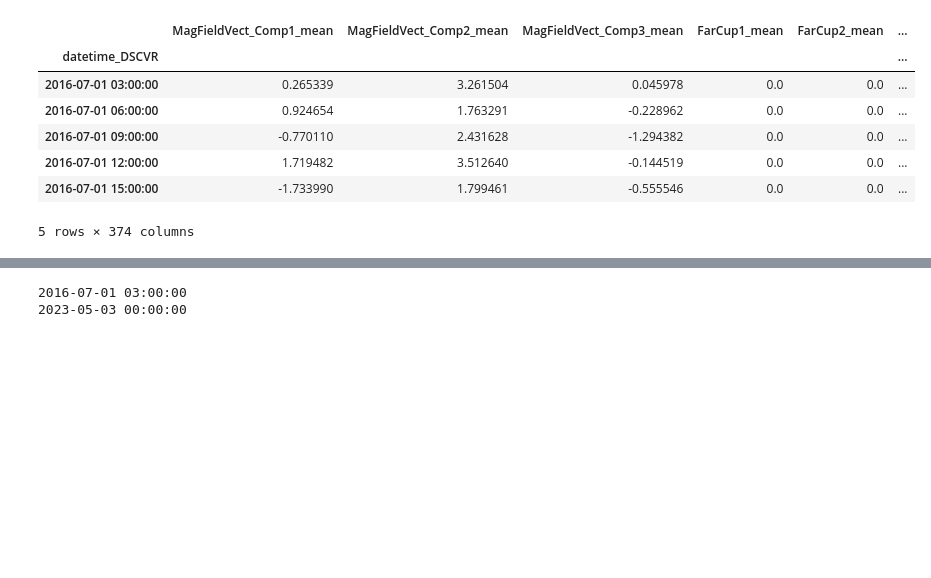
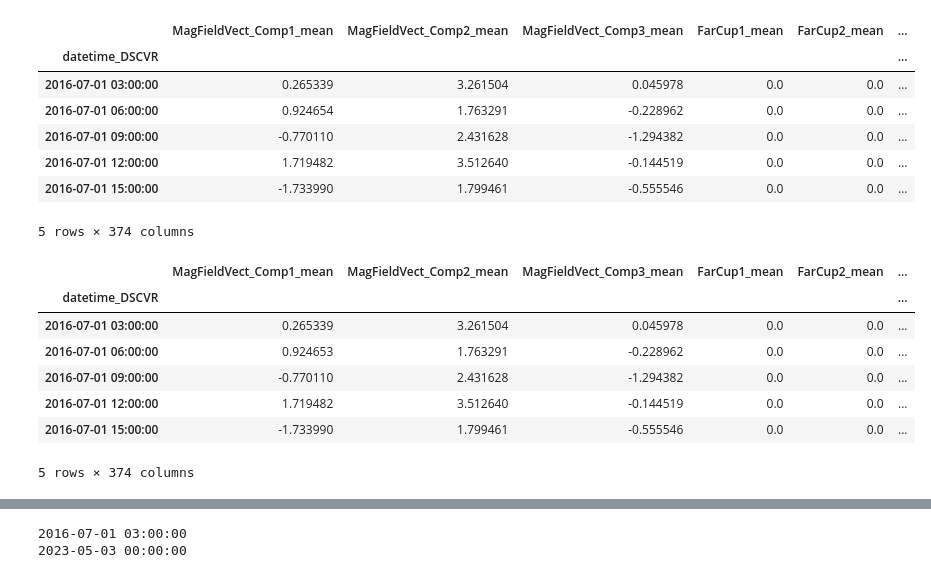
Before and after one commit to fonsofhervella/spaceapps_datathon, a Jupyter notebook: lstm_dscover.ipynb, the cells around one changed output, grey strips where cells are left out. Saved outputs shown, nothing was run; the diff lists cells and outputs as text; code cells hidden in the pictures; blank space fills up the shorter version.

```diff
--- a/lstm_dscover.ipynb
+++ b/lstm_dscover.ipynb
@@ -48,0 +52,11 @@ df.head()
+# %%
+df.head()
+# %% [output]
+|  | MagFieldVect_Comp1_mean | MagFieldVect_Comp2_mean | MagFieldVect_Comp3_mean | FarCup1_mean | FarCup2_mean | ... |
+| datetime_DSCVR |  |  |  |  |  | ... |
+| 2016-07-01 03:00:00 | 0.265339 | 3.261504 | 0.045978 | 0.0 | 0.0 | ... |
+| 2016-07-01 06:00:00 | 0.924653 | 1.763291 | -0.228962 | 0.0 | 0.0 | ... |
+| 2016-07-01 09:00:00 | -0.770110 | 2.431628 | -1.294382 | 0.0 | 0.0 | ... |
+| 2016-07-01 12:00:00 | 1.719482 | 3.512640 | -0.144519 | 0.0 | 0.0 | ... |
+| 2016-07-01 15:00:00 | -1.733990 | 1.799461 | -0.555546 | 0.0 | 0.0 | ... |
+5 rows × 374 columns
```
Also changed, not shown: parts of 51 cells of this notebook, 1 other file.
